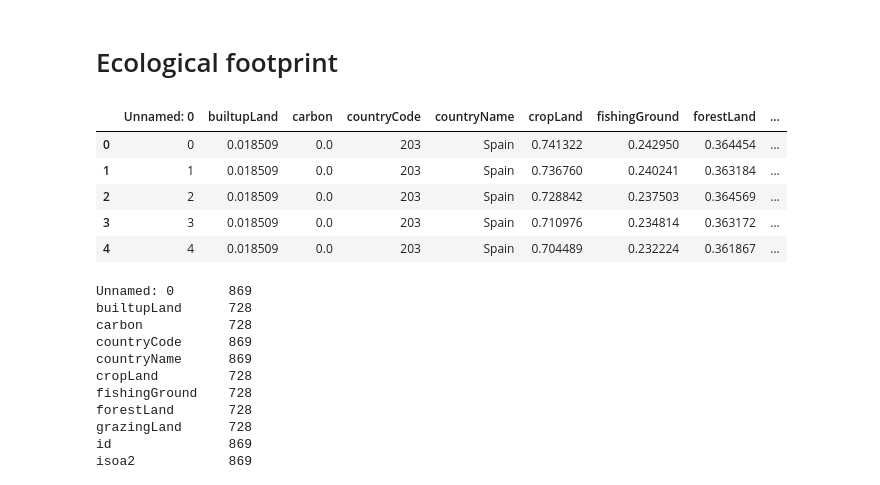
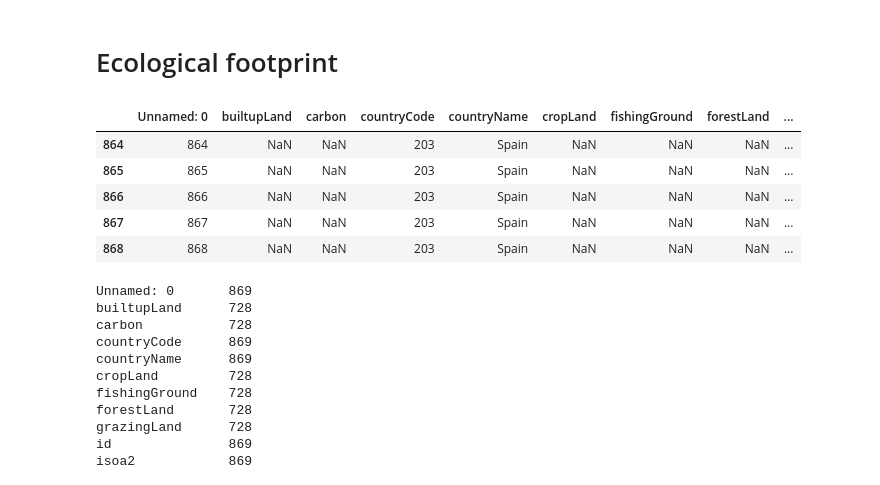
Before and after one commit to JavierLuna/data-labs, a Jupyter notebook: module-1/web-project/your-code/ecological_footprint.ipynb, the cells around one changed output. Drawn from its saved outputs; the diff is of its cells as text; code cells hidden in the pictures.

```diff
--- a/module-1/web-project/your-code/ecological_footprint.ipynb
+++ b/module-1/web-project/your-code/ecological_footprint.ipynb
@@ -2,17 +2,18 @@
 # Ecological footprint
 # %%
 import pandas as pd
-import matplotlib
+import matplotlib.pyplot as plt
+from pylab import *
 
 df = pd.read_csv('spain_all_data.csv')
-df.head()
+df.tail()
 # %% [output]
 |  | Unnamed: 0 | builtupLand | carbon | countryCode | countryName | cropLand | fishingGround | forestLand | ... |
-| 0 | 0 | 0.018509 | 0.0 | 203 | Spain | 0.741322 | 0.242950 | 0.364454 | ... |
-| 1 | 1 | 0.018509 | 0.0 | 203 | Spain | 0.736760 | 0.240241 | 0.363184 | ... |
-| 2 | 2 | 0.018509 | 0.0 | 203 | Spain | 0.728842 | 0.237503 | 0.364569 | ... |
-| 3 | 3 | 0.018509 | 0.0 | 203 | Spain | 0.710976 | 0.234814 | 0.363172 | ... |
-| 4 | 4 | 0.018509 | 0.0 | 203 | Spain | 0.704489 | 0.232224 | 0.361867 | ... |
+| 864 | 864 | NaN | NaN | 203 | Spain | NaN | NaN | NaN | ... |
+| 865 | 865 | NaN | NaN | 203 | Spain | NaN | NaN | NaN | ... |
+| 866 | 866 | NaN | NaN | 203 | Spain | NaN | NaN | NaN | ... |
+| 867 | 867 | NaN | NaN | 203 | Spain | NaN | NaN | NaN | ... |
+| 868 | 868 | NaN | NaN | 203 | Spain | NaN | NaN | NaN | ... |
 # %%
 df.count()
 # %% [output]
```
Also changed, not shown: parts of 15 cells of this notebook.
